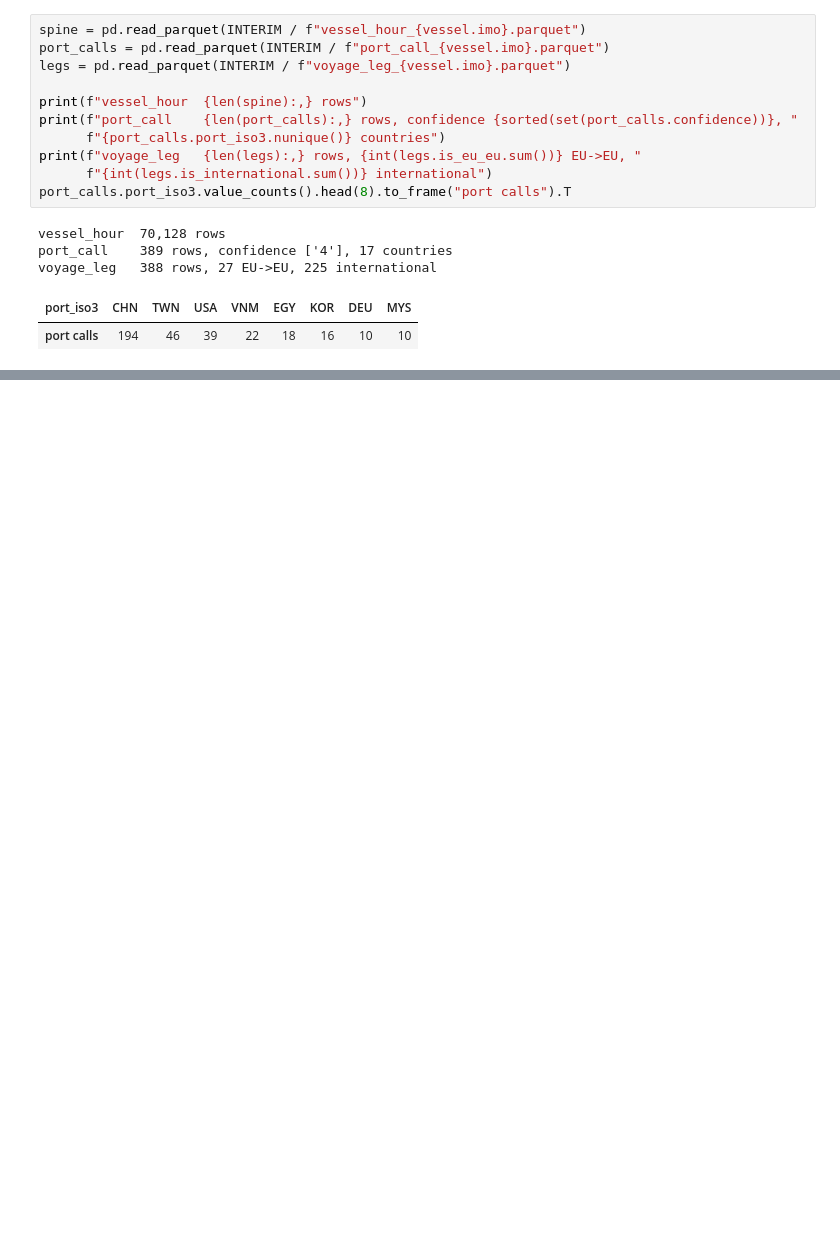
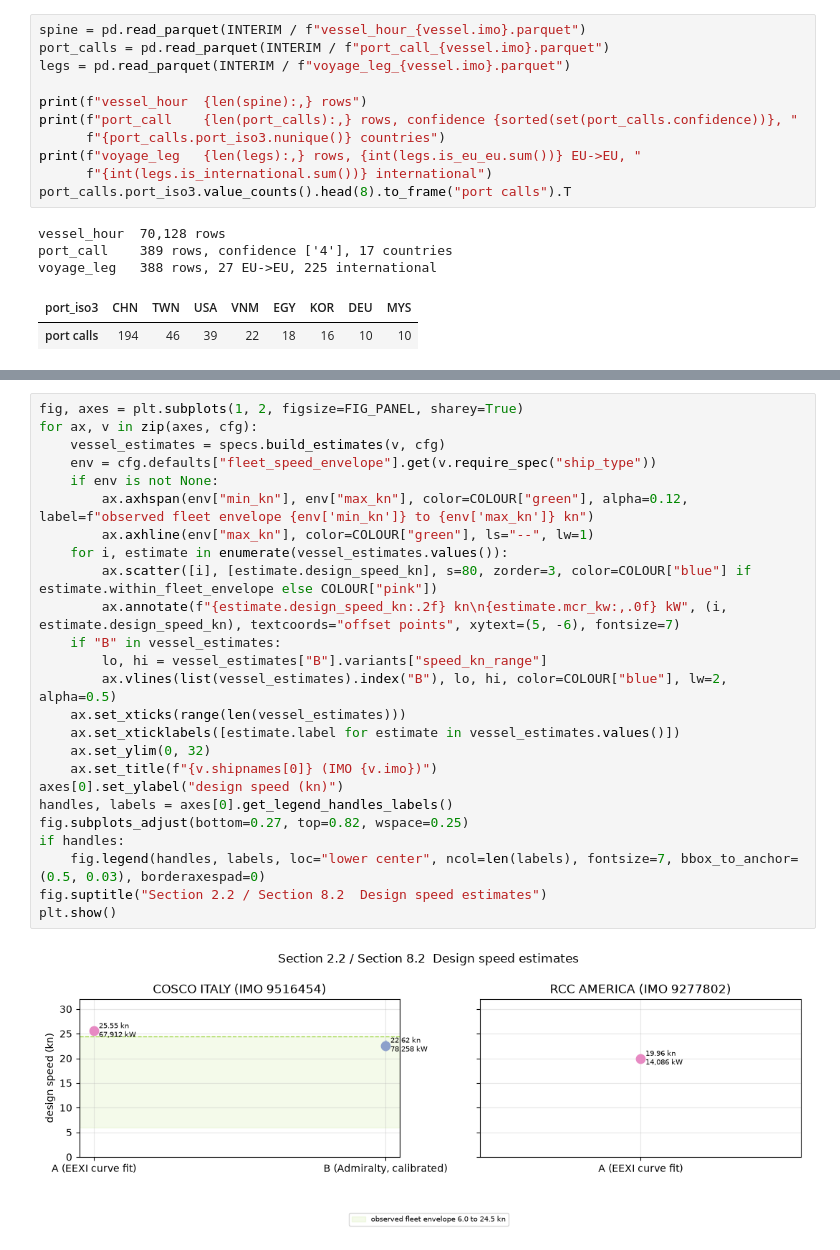
Before and after one commit to arantzazu-arregui/emissions-allocation, a Jupyter notebook: notebooks/01_methodology_walkthrough.ipynb, the cells around one changed output, grey strips where cells are left out. Cells and saved outputs as stored; diff of their text form; blank space fills up the shorter version.

```diff
--- a/notebooks/01_methodology_walkthrough.ipynb
+++ b/notebooks/01_methodology_walkthrough.ipynb
@@ -884,0 +441,27 @@ code, never a substituted default.
+# %%
+fig, axes = plt.subplots(1, 2, figsize=FIG_PANEL, sharey=True)
+for ax, v in zip(axes, cfg):
+    vessel_estimates = specs.build_estimates(v, cfg)
+    env = cfg.defaults["fleet_speed_envelope"].get(v.require_spec("ship_type"))
+    if env is not None:
+        ax.axhspan(env["min_kn"], env["max_kn"], color=COLOUR["green"], alpha=0.12, label=f"observed fleet envelope {env['min_kn']} to {env['max_kn']} kn")
+        ax.axhline(env["max_kn"], color=COLOUR["green"], ls="--", lw=1)
+    for i, estimate in enumerate(vessel_estimates.values()):
+        ax.scatter([i], [estimate.design_speed_kn], s=80, zorder=3, color=COLOUR["blue"] if estimate.within_fleet_envelope else COLOUR["pink"])
+        ax.annotate(f"{estimate.design_speed_kn:.2f} kn\n{estimate.mcr_kw:,.0f} kW", (i, estimate.design_speed_kn), textcoords="offset points", xytext=(5, -6), fontsize=7)
+    if "B" in vessel_estimates:
+        lo, hi = vessel_estimates["B"].variants["speed_kn_range"]
+        ax.vlines(list(vessel_estimates).index("B"), lo, hi, color=COLOUR["blue"], lw=2, alpha=0.5)
+    ax.set_xticks(range(len(vessel_estimates)))
+    ax.set_xticklabels([estimate.label for estimate in vessel_estimates.values()])
+    ax.set_ylim(0, 32)
+    ax.set_title(f"{v.shipnames[0]} (IMO {v.imo})")
+axes[0].set_ylabel("design speed (kn)")
+handles, labels = axes[0].get_legend_handles_labels()
+fig.subplots_adjust(bottom=0.27, top=0.82, wspace=0.25)
+if handles:
+    fig.legend(handles, labels, loc="lower center", ncol=len(labels), fontsize=7, bbox_to_anchor=(0.5, 0.03), borderaxespad=0)
+fig.suptitle("Section 2.2 / Section 8.2  Design speed estimates")
+plt.show()
+# %% [output]
+[figure, added]
```
Also changed, not shown: parts of 54 cells of this notebook, 5 other files.
